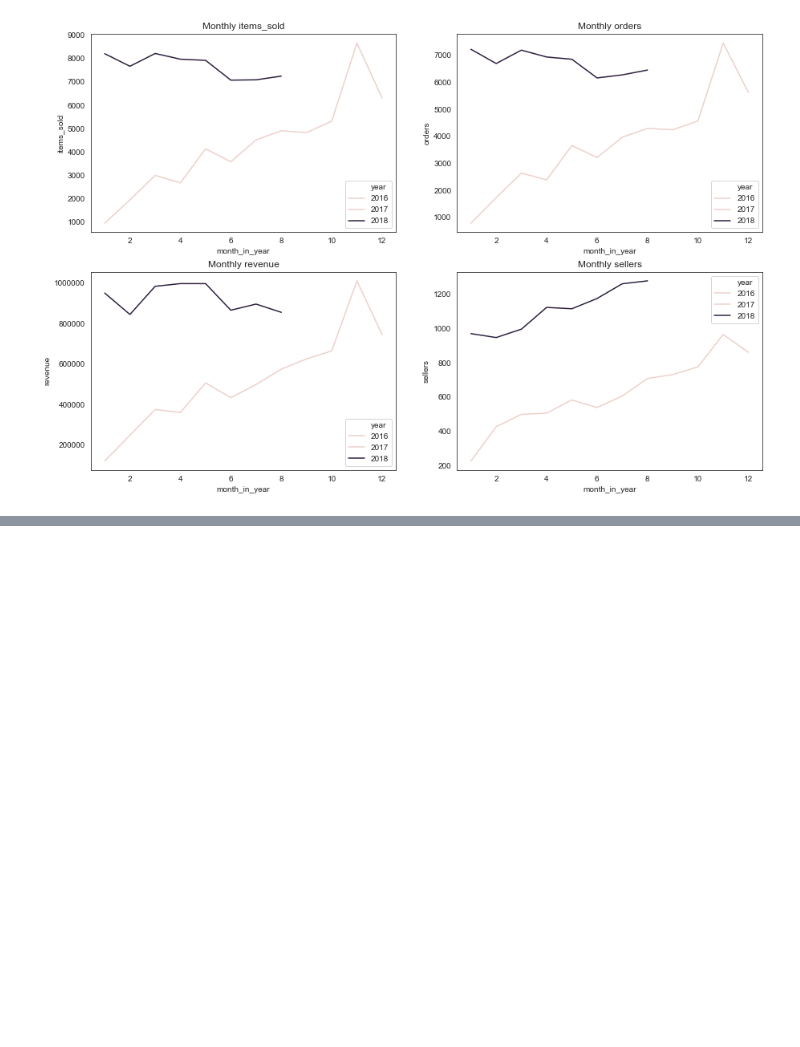
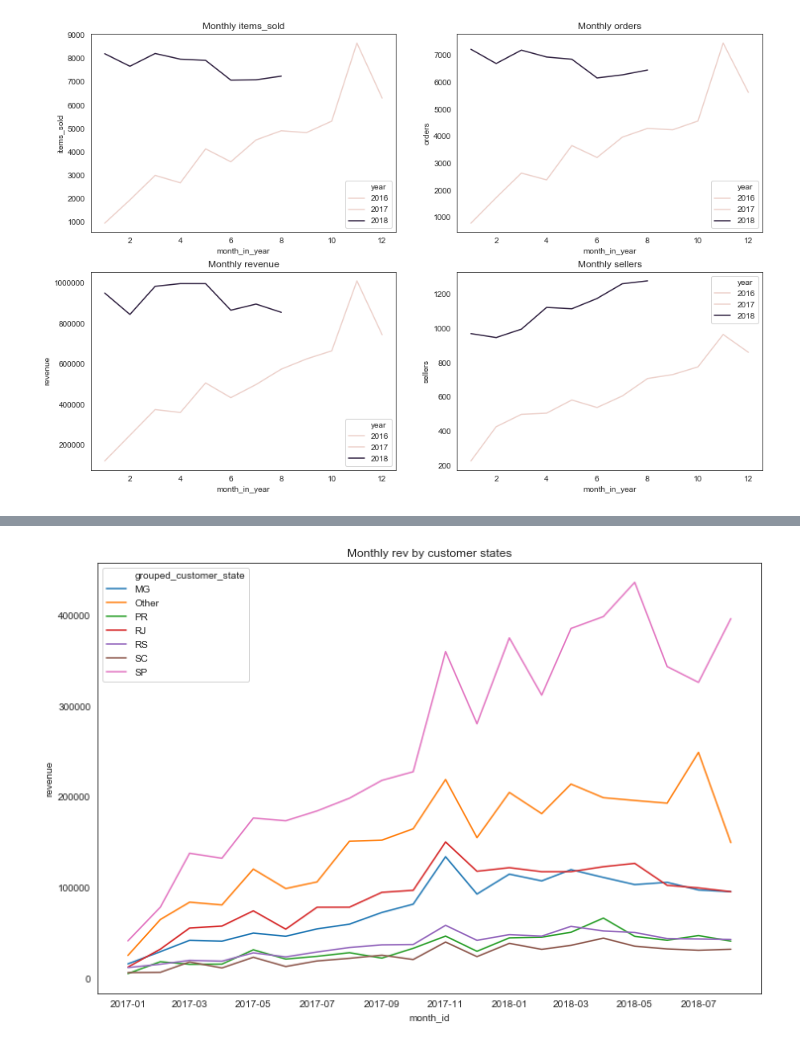
Before and after one commit to Senonino/data-ber-01-20, a Jupyter notebook: Notes/module_2/week_4/2_analytics-trends_correlations.ipynb, the cells around one changed output, grey strips where cells are left out. Saved outputs shown, nothing was run; the diff lists cells and outputs as text; code cells hidden in the pictures; blank space fills up the shorter version.

```diff
--- a/Notes/module_2/week_4/2_analytics-trends_correlations.ipynb
+++ b/Notes/module_2/week_4/2_analytics-trends_correlations.ipynb
@@ -190,0 +346,4 @@ for ax in axes.flatten():
+# %%
+top_states = list(monthly_rev_by_cstates
+                  .loc[monthly_rev_by_cstates["month_id"].eq("2018-08-01"),]
+                  .nlargest(6, "revenue")["customer_state"].values)
@@ -190,0 +412,15 @@ for ax in axes.flatten():
+# %%
+monthly_rev_by_cstates = monthly_rev_by_cstates.assign(grouped_customer_state=monthly_rev_by_cstates["customer_state"]
+                                                       .apply(lambda state: state if state in top_states else "Other"))
+# %%
+fig, ax = plt.subplots(figsize=(12,8))
+sns.lineplot(data=(monthly_rev_by_cstates
+                   .groupby(["month_id","grouped_customer_state"])
+                   .agg({"revenue": "sum"})
+                   .reset_index()),
+             x="month_id",
+             y="revenue",
+             hue="grouped_customer_state",
+             ax=ax).set_title("Monthly rev by customer states");
+# %% [output]
+[figure, added]
```
Also changed, not shown: parts of 36 cells of this notebook.
